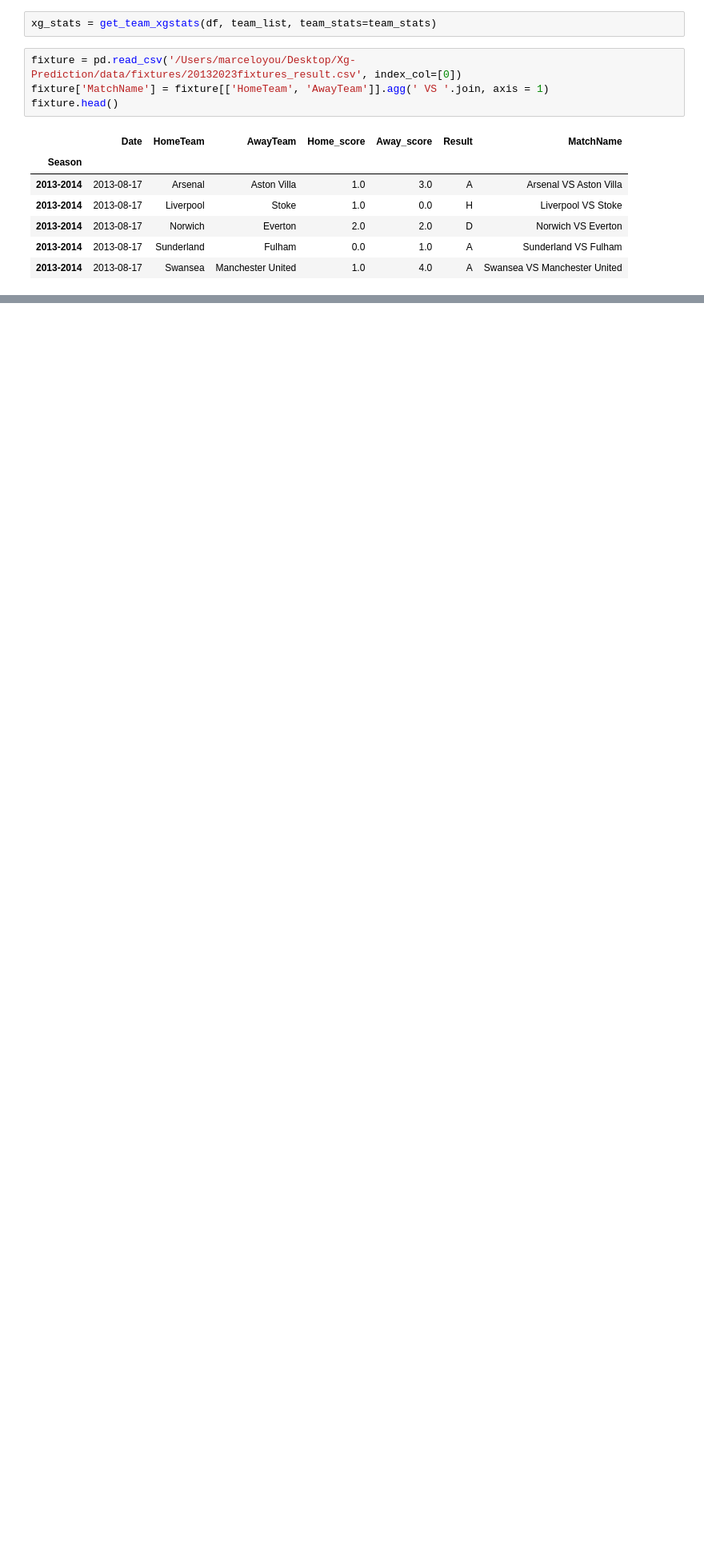
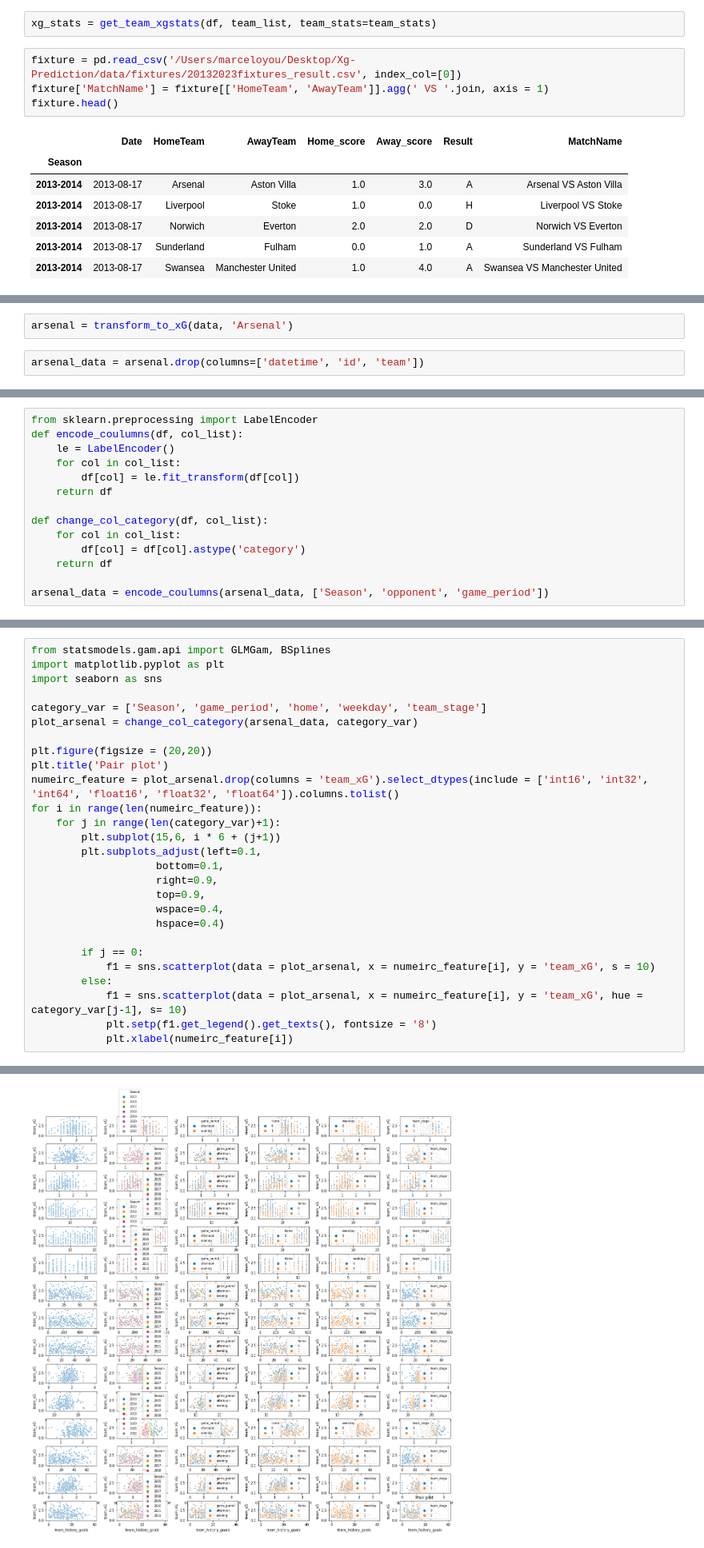
Before and after one commit to mruiyangyou/Predict-Football-Matches-With-xG, a Jupyter notebook: src/python/xG_prediction.ipynb, the cells around one changed output, grey strips where cells are left out. Shown at 80% size. Drawn from its saved outputs; the diff is of its cells as text; blank space fills up the shorter version.

Commit message:
add more plots

```diff
--- a/src/python/xG_prediction.ipynb
+++ b/src/python/xG_prediction.ipynb
@@ -198,0 +224,4 @@ xg_stats.loc[xg_stats['id'] == 18360]
+# %%
+arsenal = transform_to_xG(data, 'Arsenal')
+# %%
+arsenal_data = arsenal.drop(columns=['datetime', 'id', 'team'])
@@ -198,0 +232,14 @@ xg_stats.loc[xg_stats['id'] == 18360]
+# %%
+from sklearn.preprocessing import LabelEncoder
+def encode_coulumns(df, col_list):
+    le = LabelEncoder()
+    for col in col_list:
+        df[col] = le.fit_transform(df[col])
+    return df
+
+def change_col_category(df, col_list):
+    for col in col_list:
+        df[col] = df[col].astype('category')
+    return df
+
+arsenal_data = encode_coulumns(arsenal_data, ['Season', 'opponent', 'game_period'])
@@ -198,0 +461,28 @@ xg_stats.loc[xg_stats['id'] == 18360]
+# %%
+from statsmodels.gam.api import GLMGam, BSplines
+import matplotlib.pyplot as plt
+import seaborn as sns
+
+category_var = ['Season', 'game_period', 'home', 'weekday', 'team_stage']
+plot_arsenal = change_col_category(arsenal_data, category_var)
+
+plt.figure(figsize = (20,20))
+plt.title('Pair plot')
+numeirc_feature = plot_arsenal.drop(columns = 'team_xG').select_dtypes(include = ['int16', 'int32', 'int64', 'float16', 'float32', 'float64']).columns.tolist()
+for i in range(len(numeirc_feature)):
+    for j in range(len(category_var)+1):
+        plt.subplot(15,6, i * 6 + (j+1))
+        plt.subplots_adjust(left=0.1,
+                    bottom=0.1,
+                    right=0.9,
+                    top=0.9,
+                    wspace=0.4,
+                    hspace=0.4)
+
+        if j == 0:
+            f1 = sns.scatterplot(data = plot_arsenal, x = numeirc_feature[i], y = 'team_xG', s = 10)
+        else:
+            f1 = sns.scatterplot(data = plot_arsenal, x = numeirc_feature[i], y = 'team_xG', hue = category_var[j-1], s= 10)
+            plt.setp(f1.get_legend().get_texts(), fontsize = '8')
+            plt.xlabel(numeirc_feature[i])
+# %% [output]
@@ -198,0 +490 @@ xg_stats.loc[xg_stats['id'] == 18360]
+[figure, added]
```
Also changed, not shown: parts of 48 cells of this notebook.
